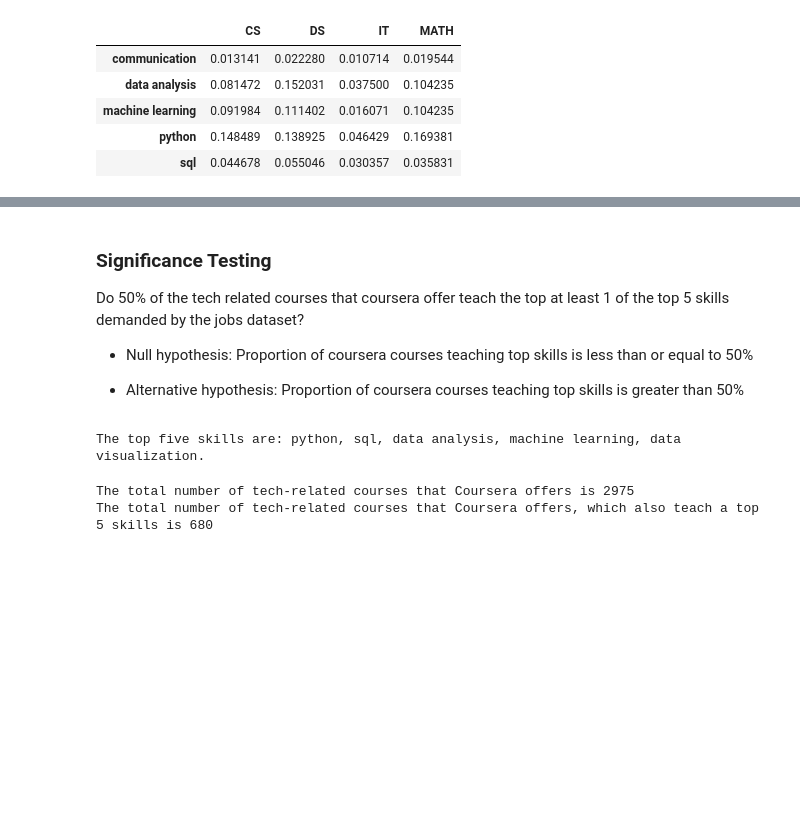
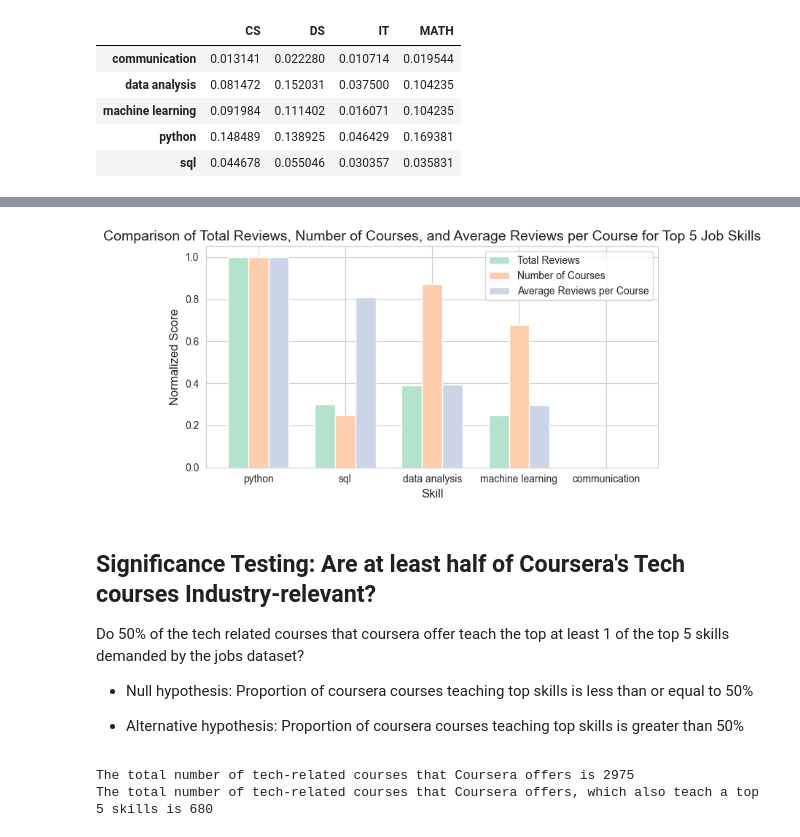
Before and after one commit to charvishukla/linkedIn-job-skills-coursera-analysis, a Jupyter notebook: EDACheckpoint_Group050_WI24.ipynb, the cells around one changed output, grey strips where cells are left out. Saved outputs shown, nothing was run; the diff lists cells and outputs as text; code cells hidden in the pictures; blank space fills up the shorter version.

```diff
--- a/EDACheckpoint_Group050_WI24.ipynb
+++ b/EDACheckpoint_Group050_WI24.ipynb
@@ -590,0 +587,5 @@ plt.show()
+# %%
+# Count the number of courses teaching each of the top 5 job skills
+courses_per_skill = coursera_df[coursera_df['skill'].isin(top_5_js)].groupby('skill')['course_title'].nunique()
+courses_per_skill = courses_per_skill.reindex(top_5_js, fill_value=0)  # Ensure all top 5 skills are included, even if they have 0 courses
+courses_per_skill
@@ -590,0 +600,5 @@ plt.show()
+# %%
+# Counting the number of reviews per skills for the top 5 skills
+reviews_per_skill = courses_with_top_skills.groupby('skill')['num_review'].sum()
+reviews_per_skill = reviews_per_skill.reindex(top_5_js, fill_value=0)
+reviews_per_skill
@@ -590,0 +613,10 @@ plt.show()
+# %%
+# Calculate the average number of reviews per course for each skill
+average_reviews_per_course = reviews_per_skill / courses_per_skill
+# combining into one dataframe for visualization
+combined_data = pd.DataFrame({
+    'Total Reviews': reviews_per_skill,
+    'Number of Courses': courses_per_skill,
+    'Average Reviews per Course': average_reviews_per_course
+})
+combined_data
@@ -591,19 +631,30 @@ plt.show()
+# %%
+# Normalize the data for visualization to compare the metrics on the same scale
+combined_data_normalized = (combined_data - combined_data.min()) / (combined_data.max() - combined_data.min())
+combined_data_normalized
+
+palette = plt.cm.Pastel2.colors[:3]
+fig, ax = plt.subplots(figsize=(7, 4))
+combined_data_normalized.plot(kind='bar', ax=ax, width=0.7, color=palette )
+
+# Add title and labels to the plot
+ax.set_title('Comparison of Total Reviews, Number of Courses, and Average Reviews per Course for Top 5 Job Skills', fontsize=14)
+ax.set_xlabel('Skill', fontsize=12)
+ax.set_ylabel('Normalized Score', fontsize=12)
+ax.legend(loc='upper right', fontsize=10)
+
+plt.xticks(rotation=360)
+plt.tight_layout()
+plt.show()
+# %% [output]
+[figure, added]
 # %% [markdown]
-### Significance Testing
+## Significance Testing: Are at least half of Coursera's Tech courses Industry-relevant?
 Do 50% of the tech related courses that coursera offer teach the top at least 1 of the top 5 skills demanded by the jobs dataset?
 
 - Null hypothesis: Proportion of coursera courses teaching top skills is less than or equal to 50%
 
 - Alternative hypothesis: Proportion of coursera courses teaching top skills is greater than 50%
-# %%
-#getting the top 5 skills demanded from tech related jobs
-top_5_job_skills = list(top_50_job_skills.head(4).index)
-#communications was initially the fifth skill. We switched it to data visualization in order to keep the tech theme.
-top_5_job_skills.append("data visualization")
-
-print("The top five skills are: " + ", ".join(top_5_job_skills) + ".")
-# %% [output]
-The top five skills are: python, sql, data analysis, machine learning, data visualization.
 # %%
 #get total number of tech-related cousera courses
 total_courses_num = courses_data.shape[0]
```
Also changed, not shown: parts of 23 cells of this notebook.
